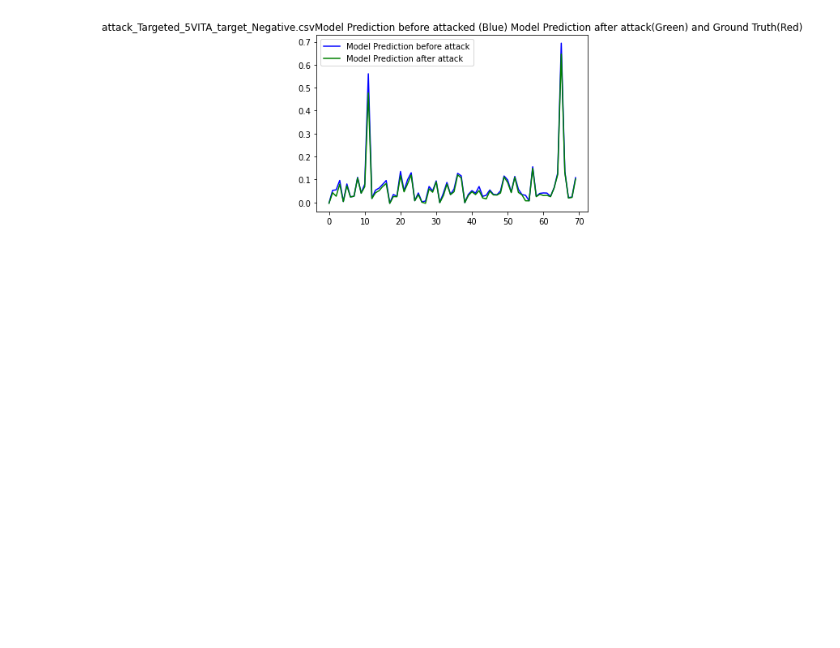
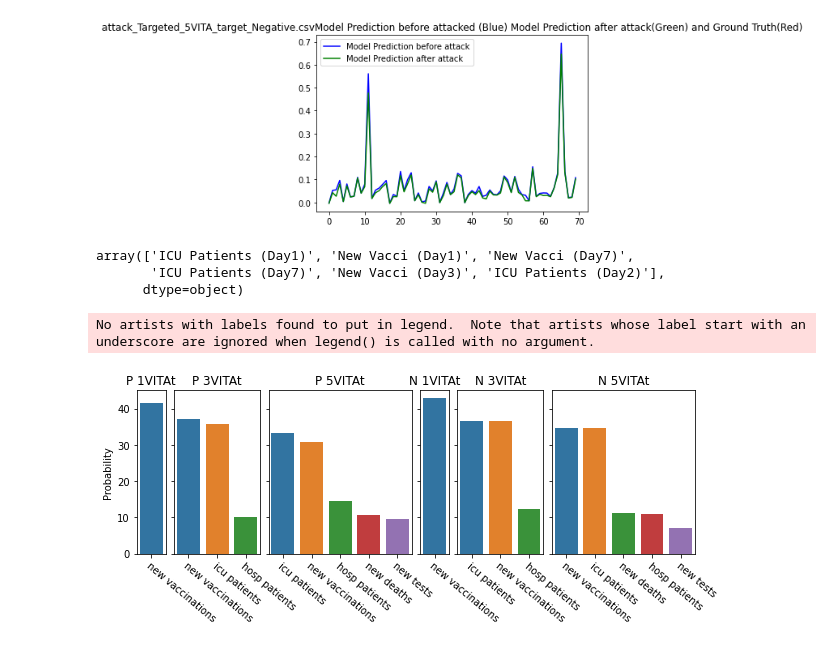
Before and after one commit to ProfiterolePuff/nvita, a Jupyter notebook: examples/covid_use_case_step5_result_analysis.ipynb, the cells around one changed output. Drawn from its saved outputs; the diff is of its cells as text; code cells hidden in the pictures; blank space fills up the shorter version.

Commit message:
Update CovidUSA use case report and result analysis

```diff
--- a/examples/covid_use_case_step5_result_analysis.ipynb
+++ b/examples/covid_use_case_step5_result_analysis.ipynb
@@ -90,13 +108,16 @@ def stat_report(df, n):
     print()
 # %%
+path_out_dir = os.path.join(PATH_ROOT, "examples", "covidusa_results")
+path_out_file = os.path.join(path_out_dir, "CovidUSA_Stats_Report.csv")
+first_result_line_list = ["Attack Name", "Target", "Rank", "Feature", "Feature P","Feature Sign", "Feature Sign P", "Time Feature Sign", "Time Feature Sign P", "Sign"]
+create_empty_result_csv_file(path_out_file, first_result_line_list)
 for n in [1,3,5]:
     attack_name = "Targeted_"+str(n)+"VITA"
     for target in ["Positive", "Negative"]:
         file_name = str("attack_"+attack_name+"_target_"+target+".csv")
-        path_out_dir = os.path.join(PATH_ROOT, "examples", "covidusa_results")
         df = pd.read_csv(os.path.join(path_out_dir,  file_name))
 
         print("Start statistics report for " + file_name[:-4])
 
-        stat_report(df, n)
+        stat_report(df, n, attack_name, target, path_out_file)
 # %% [output]
@@ -146,0 +162,43 @@ plt.show()
+# %%
+stats_df = pd.read_csv(os.path.join(path_out_file)).iloc[:, :-1] # Drop the last unname column
+#stats_df["Target Rank"] = stats_df["Target"] + " " + stats_df["Rank"].astype(str)
+#stats_df["Target Feature"] = stats_df["Target"] + " " + stats_df["Feature"]
+stats_1_df = stats_df[stats_df["Attack Name"] == "Targeted_1VITA"]
+stats_3_df = stats_df[stats_df["Attack Name"] == "Targeted_3VITA"]
+stats_5_df = stats_df[stats_df["Attack Name"] == "Targeted_5VITA"]
+
+tf_li = []
+for s in stats_df["Time Feature Sign"]:
+    s_li = s.split(";")
+    out = s_li[1][2:-1].title() + " (" + s_li[0][2:-1].title() + ")"
+    if out[:3] == "Icu":
+        out = out[:3].upper() + out[3:]
+    out = out.replace("Vaccinations", "Vacci")
+    tf_li.append(out)
+
+stats_df["Time Feature"] = tf_li
+pd.unique(stats_df["Time Feature"])
+# %% [output]
+array(['ICU Patients (Day1)', 'New Vacci (Day1)', 'New Vacci (Day7)',
+       'ICU Patients (Day7)', 'New Vacci (Day3)', 'ICU Patients (Day2)'],
+      dtype=object)
+# %%
+f, ax = plt.subplots(1, 6, figsize=(10, 3), gridspec_kw={'width_ratios': [1, 3, 5, 1, 3, 5]}, sharey=True, sharex=False)
+for j, att_dire in enumerate(stats_df["Target"].unique()):
+    df =  stats_df[stats_df["Target"] == att_dire]
+    for i,att_name in enumerate(stats_df["Attack Name"].unique()):
+        g = sns.barplot(ax=ax[j*3+i], errwidth=1.5, data=df[df["Attack Name"] == att_name], y="Feature P", x="Feature")
+        #g = sns.scatterplot(palette=cdict_t, hue_order=order_t[3:], alpha=0.9, s=80, ax=ax[i],
+                            #data=df_t_attacks_anns_grouped.reset_index()[df_t_attacks_anns_grouped.reset_index().Epsilon == eps],
+                            #hue="Attack Name", y="Attacked AE", x="Sum Per", style="Attack Name", legend=i==3)
+        g.set_title(att_dire[0] + " " + str(1+i*2) + "VITAt")
+        g.set_xlabel("")
+        if j*3+i==0: g.set_ylabel("Probability")
+        else: g.set_ylabel("")
+        g.set_xticklabels(g.get_xticklabels(), rotation = 320, ha="left", rotation_mode="anchor")
+plt.legend(loc="lower left", bbox_to_anchor=(1.01, 0), frameon=False, ncol=1)
+plt.subplots_adjust(left=None, bottom=None, right=None, top=None, wspace=0.1, hspace=0.25)
+#plt.savefig("t_tradeoff_smaller.pdf", bbox_inches="tight")
+# %% [output]
+No artists with labels found to put in legend.  Note that artists whose label start with an underscore are ignored when legend() is called with no argument.
+[figure, added]
```
Also changed, not shown: parts of 7 cells of this notebook, 2 other files.
